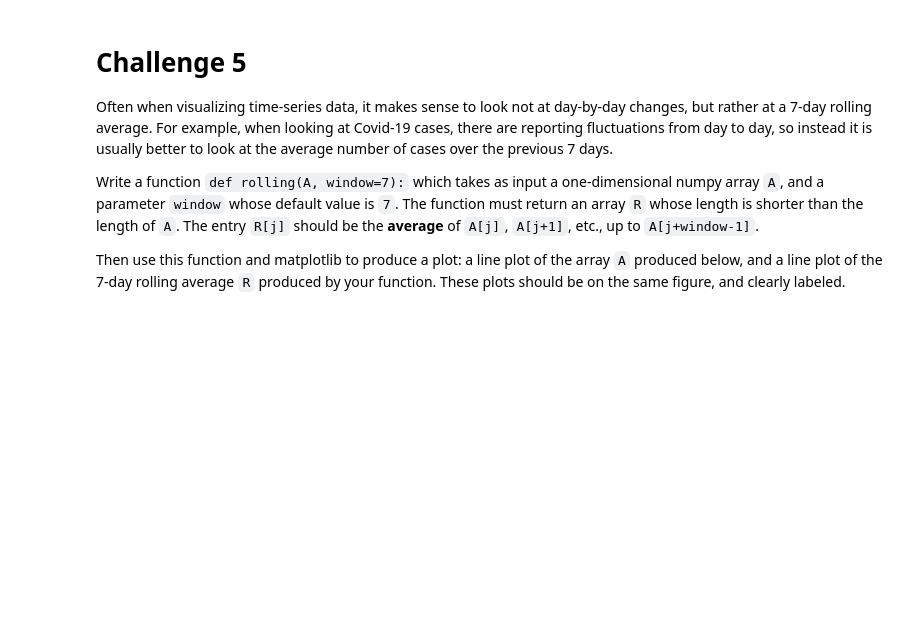
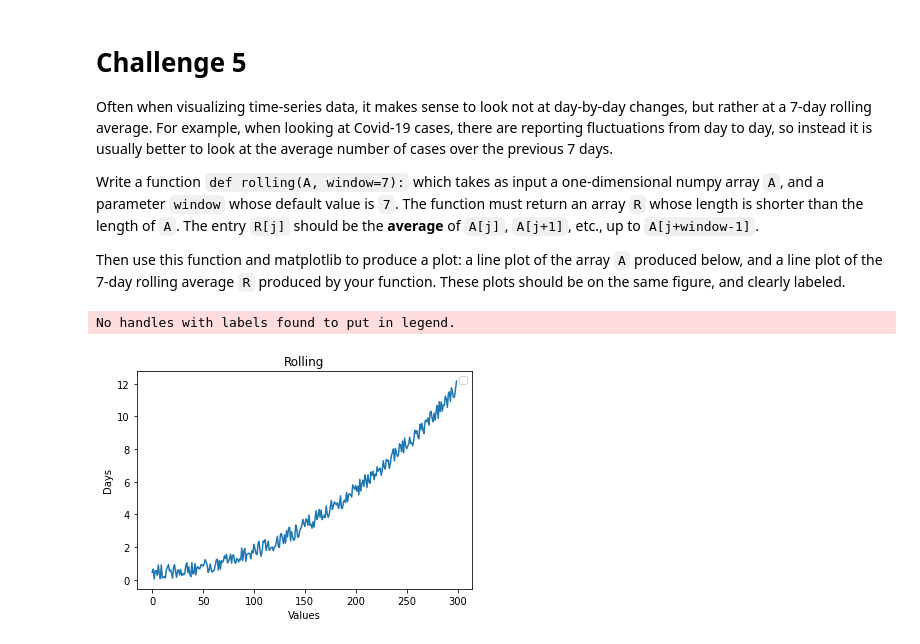
Before and after one commit to Dannyphantom17/Math-152, a Jupyter notebook: P4M_Notebook_5.ipynb, the cells around one changed output. Cells and saved outputs as stored; diff of their text form; code cells hidden in the pictures; blank space fills up the shorter version.

```diff
--- a/P4M_Notebook_5.ipynb
+++ b/P4M_Notebook_5.ipynb
@@ -364,5 +380,13 @@ import matplotlib.pyplot as plt
 # %%
 # Here is a plot of the array, to get you started.
 plt.plot(x_array, A)
 
+plt.legend()
+plt.title("Rolling")
+plt.xlabel("Values")
+plt.ylabel("Days")
+plt.show()
 # Now it's time to write your function to produce the 7-day rolling average, add it to the plot, and make everything clear and labeled.
+# %% [output]
+No handles with labels found to put in legend.
+[figure, added]
```
Also changed, not shown: parts of 15 cells of this notebook.
